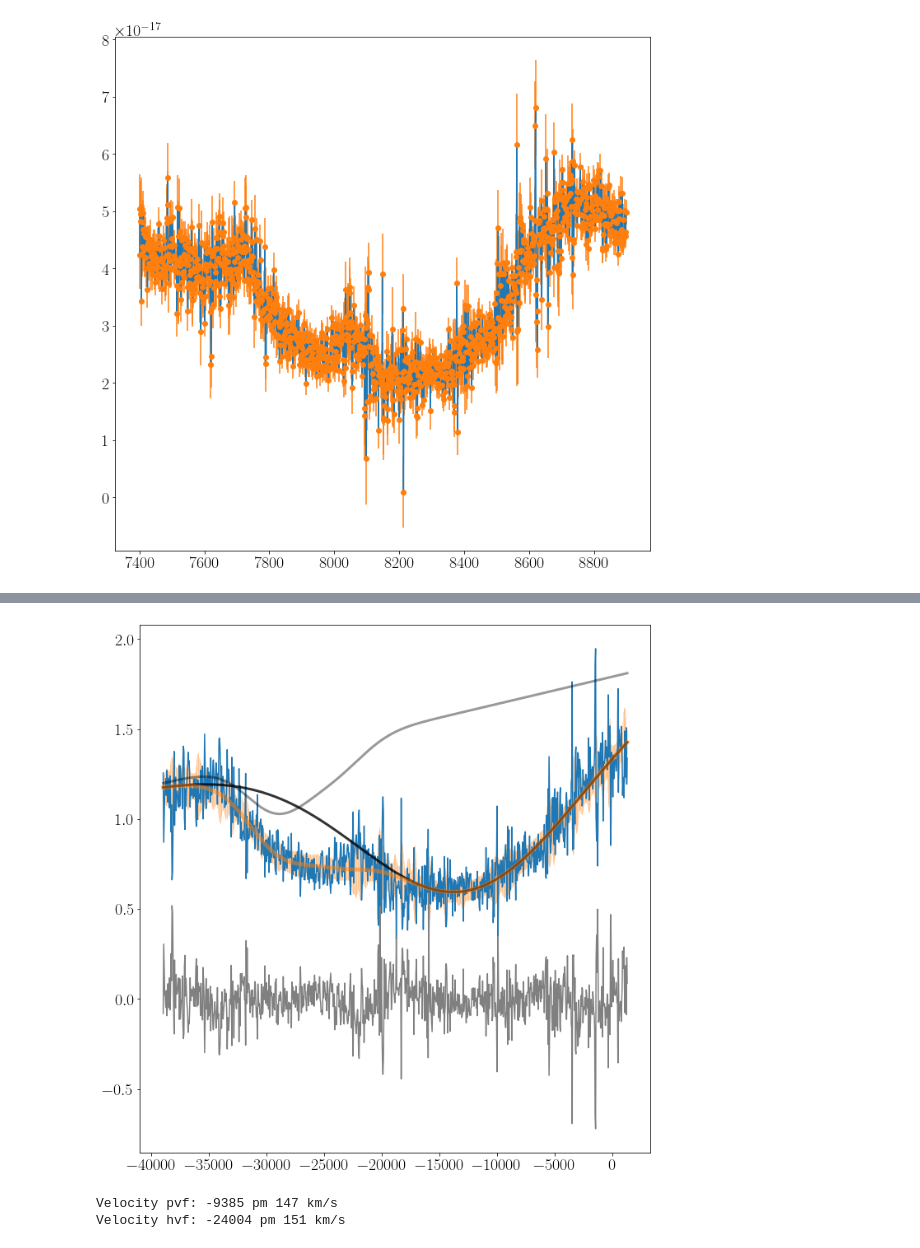
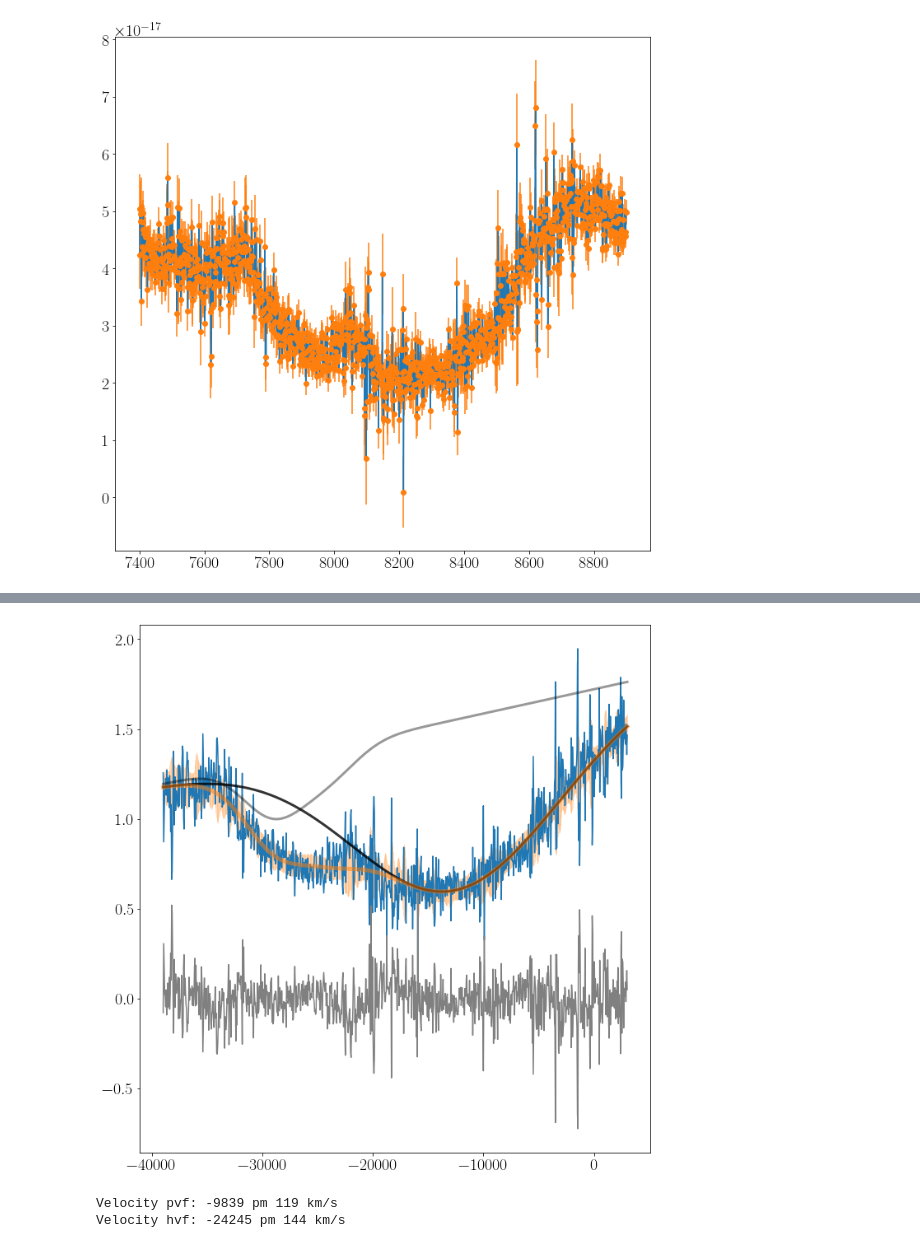
Before and after one commit to slowdivePTG/SN2020jgb, a Jupyter notebook: rv/absorption_line_velocity_20200623_Keck1.ipynb, the cells around one changed output, grey strips where cells are left out. Saved outputs shown, nothing was run; the diff lists cells and outputs as text; code cells hidden in the pictures.

```diff
--- a/rv/absorption_line_velocity_20200623_Keck1.ipynb
+++ b/rv/absorption_line_velocity_20200623_Keck1.ipynb
@@ -18,5 +18,5 @@ Spec1.plot_line_region(7400, 8900)
 # %% [output]
 [figure]
 # %%
-Spec1.add_line('CaII_IRT', 7600, 8700, lines=[8498.018, 8542.089, 8662.140])
+Spec1.add_line('CaII_IRT', 7600, 8750, lines=[8498.018, 8542.089, 8662.140])
 # %% [output]
@@ -30,13 +30,13 @@ Spec1.line['CaII_IRT'].LS_estimator(guess=(1, 1, -10000, 15, -1000, -25000, 15,
 # %%
-mu_pvf_prior = -1e4
-var_pvf_prior = 1e5
+mu_pvf_prior = -11000
+var_pvf_prior = 4e4
 sampler = Spec1.line['CaII_IRT'].MCMC_sampler(mu_pvf=mu_pvf_prior,
                                               var_pvf=var_pvf_prior,
                                               nburn=500)
 # %% [output]
-[figure, old version]
+[figure, new version]
-Velocity pvf: -9385 pm 147 km/s
-Velocity hvf: -24004 pm 151 km/s
+Velocity pvf: -9839 pm 119 km/s
+Velocity hvf: -24245 pm 144 km/s
 # %%
 vel.plot_MCMC(sampler, 500)
 # %% [output]
```
Also changed, not shown: parts of 3 cells of this notebook, 1 other file.
